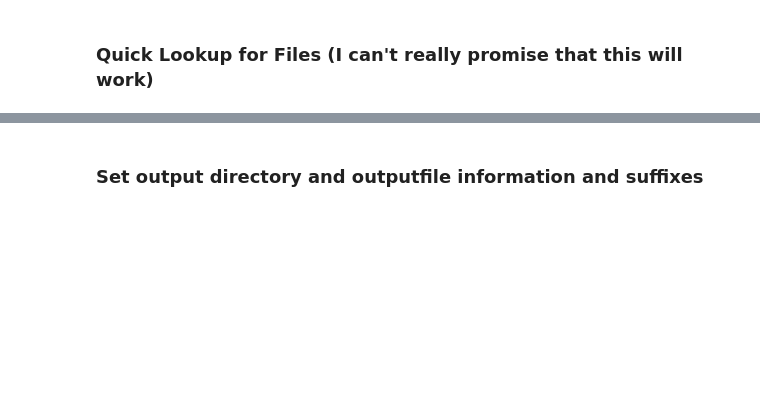
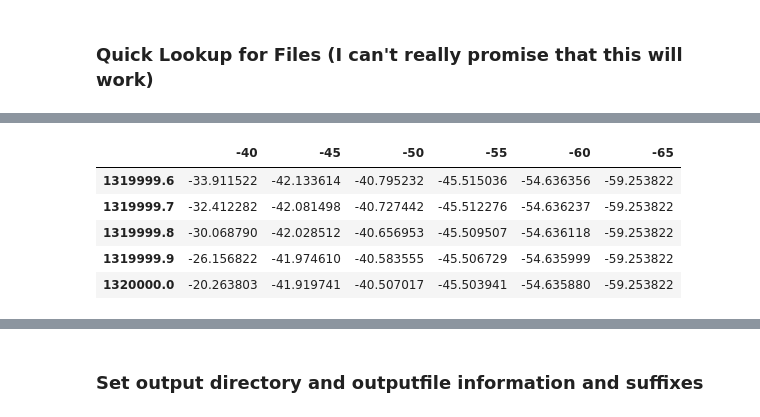
Before and after one commit to mfinemorris/WilsonLab, a Jupyter notebook: NMA.ipynb, the cells around one changed output, grey strips where cells are left out. Cells and saved outputs as stored; diff of their text form; code cells hidden in the pictures; blank space fills up the shorter version.

```diff
--- a/NMA.ipynb
+++ b/NMA.ipynb
@@ -375,0 +556,9 @@ array(['-55', '-57', '-60', '-63'], dtype=object)
+# %%
+data_raw.tail()
+# %% [output]
+|  | -40 | -45 | -50 | -55 | -60 | -65 |
+| 1319999.6 | -33.911522 | -42.133614 | -40.795232 | -45.515036 | -54.636356 | -59.253822 |
+| 1319999.7 | -32.412282 | -42.081498 | -40.727442 | -45.512276 | -54.636237 | -59.253822 |
+| 1319999.8 | -30.068790 | -42.028512 | -40.656953 | -45.509507 | -54.636118 | -59.253822 |
+| 1319999.9 | -26.156822 | -41.974610 | -40.583555 | -45.506729 | -54.635999 | -59.253822 |
+| 1320000.0 | -20.263803 | -41.919741 | -40.507017 | -45.503941 | -54.635880 | -59.253822 |
```
Also changed, not shown: parts of 67 cells of this notebook.
